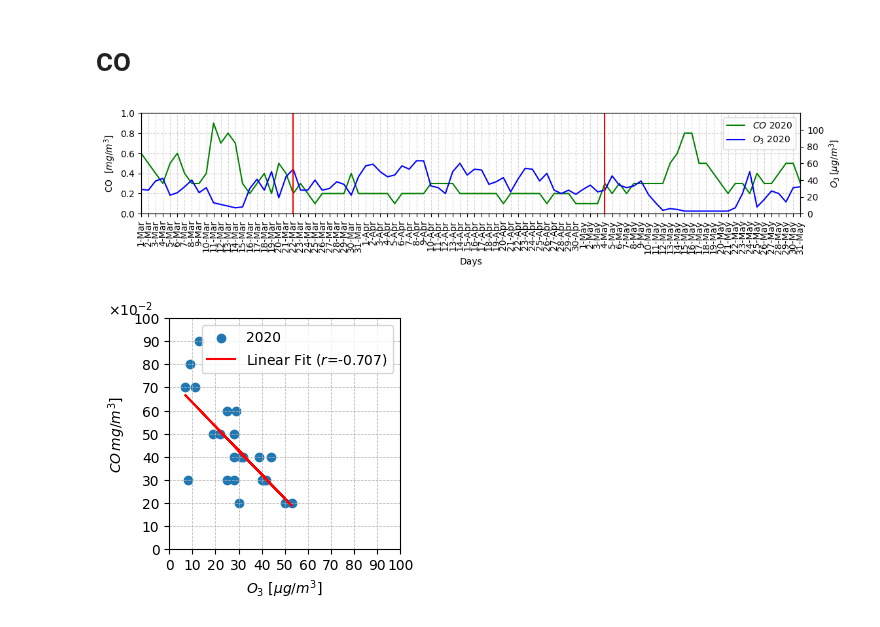
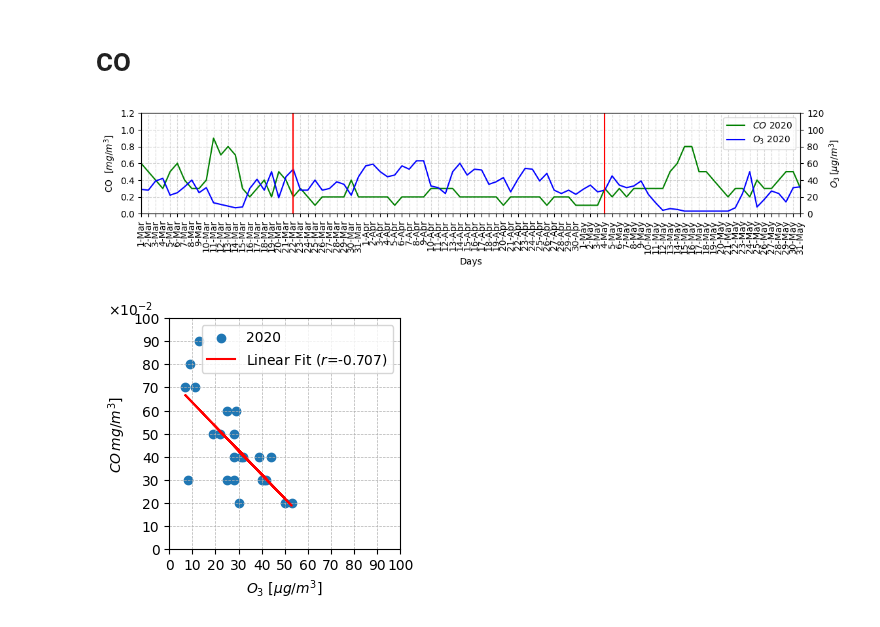
Before and after one commit to costpetrides/Air-pollution-COVID-19-impact, a Jupyter notebook: Correlation/ATH-Correlation.ipynb, the cells around one changed output. Drawn from its saved outputs; the diff is of its cells as text; code cells hidden in the pictures.

```diff
--- a/Correlation/ATH-Correlation.ipynb
+++ b/Correlation/ATH-Correlation.ipynb
@@ -340,37 +340,37 @@ for i in df['O320']:
   else:
     y+=[i]
 
 ax.plot(df['DAY'], x, 'g', label='$CO$ 2020')
 plt.xticks(rotation=90)
 
 ax2=ax.twinx()
 ax2.plot(df['DAY'], y, 'b', label='$O_{3}$ 2020')
 
 plt.xlim(df.loc[0]['DAY'] , df.loc[91]['DAY'])
 plt.ylim(0,150)
 plt.xticks(rotation=90)
 
 plt.xticks(rotation=90)
 
 plt.axvline(x='4-May' ,color='r')
 plt.axvline(x='22-Mar' ,color='r')
 
 ax.set_xlabel('Days')
 ax.set_ylabel(r"CO  $[mg/m^{3}$]")
 ax2.set_ylabel(r"$O_{3} \: [μg/m^{3}$]")
 lines, labels = ax.get_legend_handles_labels()
 lines2, labels2 = ax2.get_legend_handles_labels()
 ax2.legend(lines + lines2, labels + labels2, loc=0)
 
-ax.set_yticks(np.arange(0, 1.2, 0.2))
-ax2.set_yticks(np.arange(0, 120, 20))
-ax.set_ylim(0, 1)
+ax.set_yticks(np.arange(0, 1.4, 0.2))
+ax2.set_yticks(np.arange(0, 140, 20))
+ax.set_ylim(0, 1.2)
 ax2.set_ylim(0, 120)
 ax.grid(linestyle='--', alpha=0.5)
 
 plt.show()
 # %% [output]
-[figure, old version]
+[figure, new version]
 # %%
 import matplotlib.pyplot as plt
 import numpy as np
```
